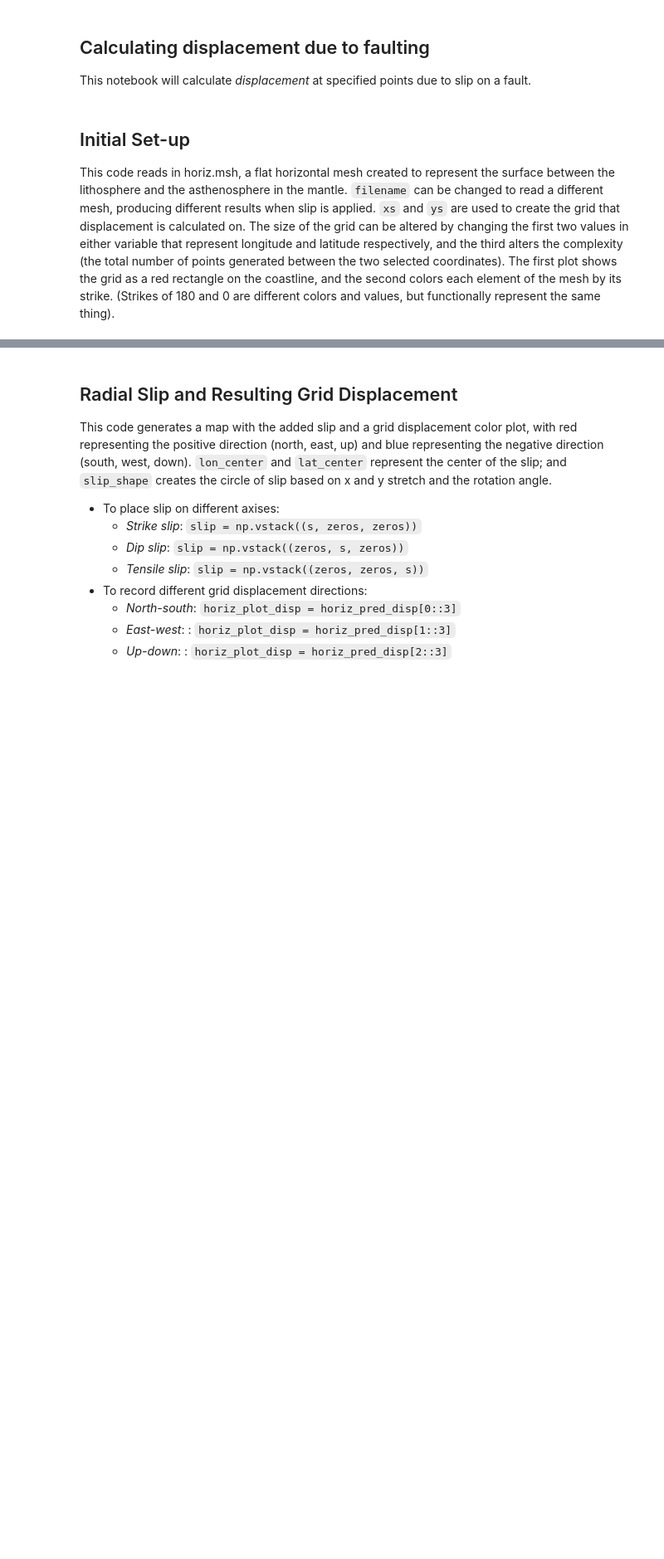
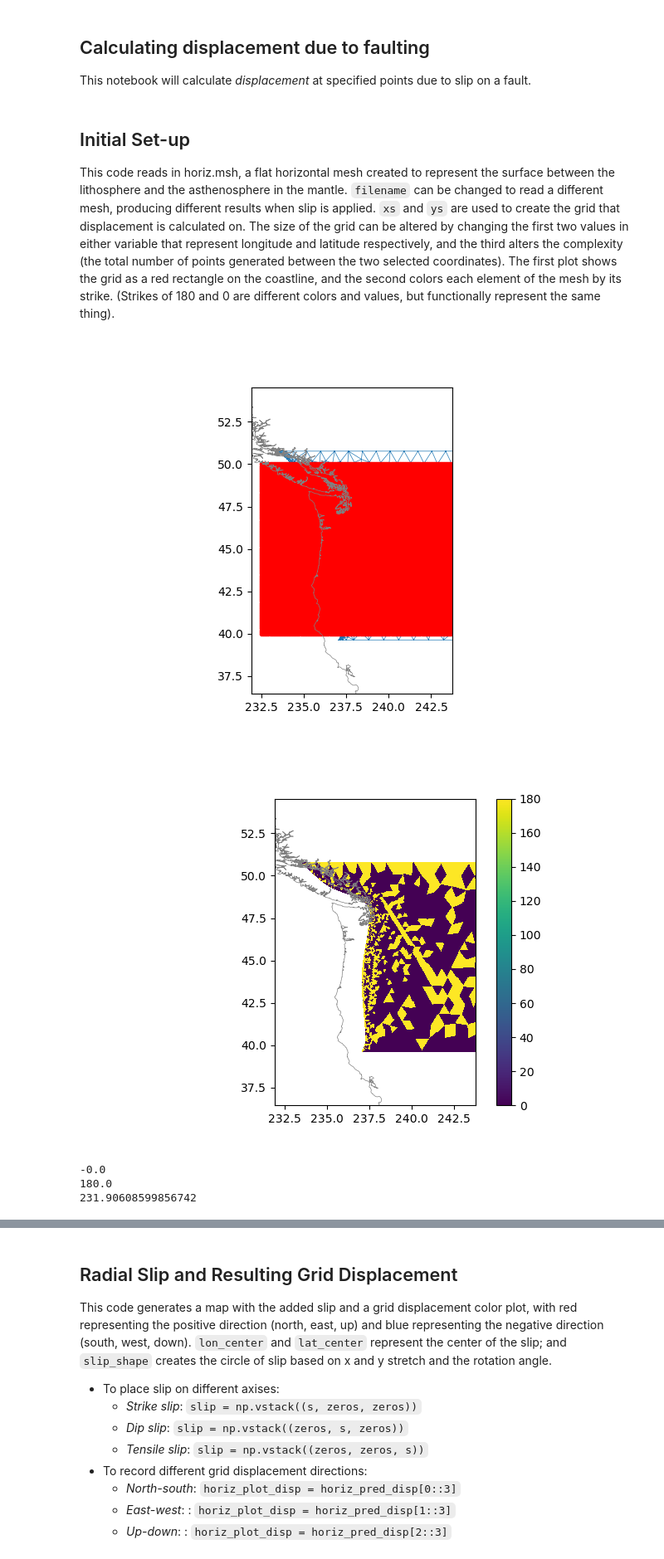
Before and after one commit to jazminemsjordan/fault_displacement, a Jupyter notebook: fault_displacement.ipynb, the cells around one changed output, grey strips where cells are left out. Shown at 83% size. Cells and saved outputs as stored; diff of their text form; code cells hidden in the pictures; blank space fills up the shorter version.

````diff
--- a/fault_displacement.ipynb
+++ b/fault_displacement.ipynb
@@ -42,7 +42,7 @@ def wrap2360(lon):
 This code reads in horiz.msh, a flat horizontal mesh created to represent the surface between the lithosphere and the asthenosphere in the mantle. ```filename``` can be changed to read a different mesh, producing different results when slip is applied. ```xs``` and ```ys``` are used to create the grid that displacement is calculated on. The size of the grid can be altered by changing the first two values in either variable that represent longitude and latitude respectively, and the third alters the complexity (the total number of points generated between the two selected coordinates). The first plot shows the grid as a red rectangle on the coastline, and the second colors each element of the mesh by its strike. (Strikes of 180 and 0 are different colors and values, but functionally represent the same thing).
 # %%
 # Read in source fault
-filename = "horiz.msh"
+filename = "new_horiz.msh"
 # filename = "japan.msh"
 mesh = dict()
 meshobj = meshio.read(filename)
@@ -103,7 +103,7 @@ casc_mesh["dip"] = 90 - np.abs(np.rad2deg(elevation))
 # Set up grid where vertical displacement will be calculated
 
 # Cascadia range
-xs = np.linspace(232.5, 240, 100)
+xs = np.linspace(232.5, 247.5, 150)
 ys = np.linspace(40, 50, 100)
 
 # Hokkaido range
@@ -154,33 +154,39 @@ fig, ax = plt.subplots()
 ax.triplot(mesh["points"][:, 0], mesh["points"][:, 1], mesh["verts"], linewidth=0.5)
 # Add grid points
 ax.plot(pts[:, 0], pts[:, 1], '.r')
 # Add coastline
 ax.plot(coast.lon+360*(1-lon_corr), coast.lat, color="gray", linewidth=0.5)
 ax.set(xlim=(xmin, xmax), ylim=(ymin, ymax), aspect='equal')
 plt.show()
 
 '''
 # Make another plot, showing fault and grid in Cartesian coordinates
 fig, ax = plt.subplots()
 ax.triplot(cart_fault_pts[:,0], cart_fault_pts[:, 1], mesh["verts"], linewidth=0.5)
 ax.plot(cart_grid_pts[:, 0], cart_grid_pts[:, 1], '.r')
 ax.set(aspect="equal")
 plt.show()
 '''
 # Show elements colored by strike
 fig, ax = plt.subplots()
 sto = ax.tripcolor(mesh["points"][:, 0], mesh["points"][:, 1], mesh["verts"], facecolors=mesh["strike"])
 plt.colorbar(sto)
 # Draw the fault
 ax.tripcolor(mesh["points"][:, 0], mesh["points"][:, 1], mesh["verts"], facecolors=mesh["strike"])
 # Add coastline
 ax.plot(coast.lon+360*(1-lon_corr), coast.lat, color="gray", linewidth=0.5)
 ax.set(xlim=(xmin, xmax), ylim=(ymin, ymax), aspect='equal')
 plt.show()
 
 print(min(mesh["strike"]))
 print(max(mesh["strike"]))
 print(xmin)
+# %% [output]
+[figure, added]
+[figure, added]
+-0.0
+180.0
+231.90608599856742
 # %%
 # experimentation for strike and dip values
 strike_list = mesh["strike"]
````
Also changed, not shown: parts of 7 cells of this notebook, 3 other files.
